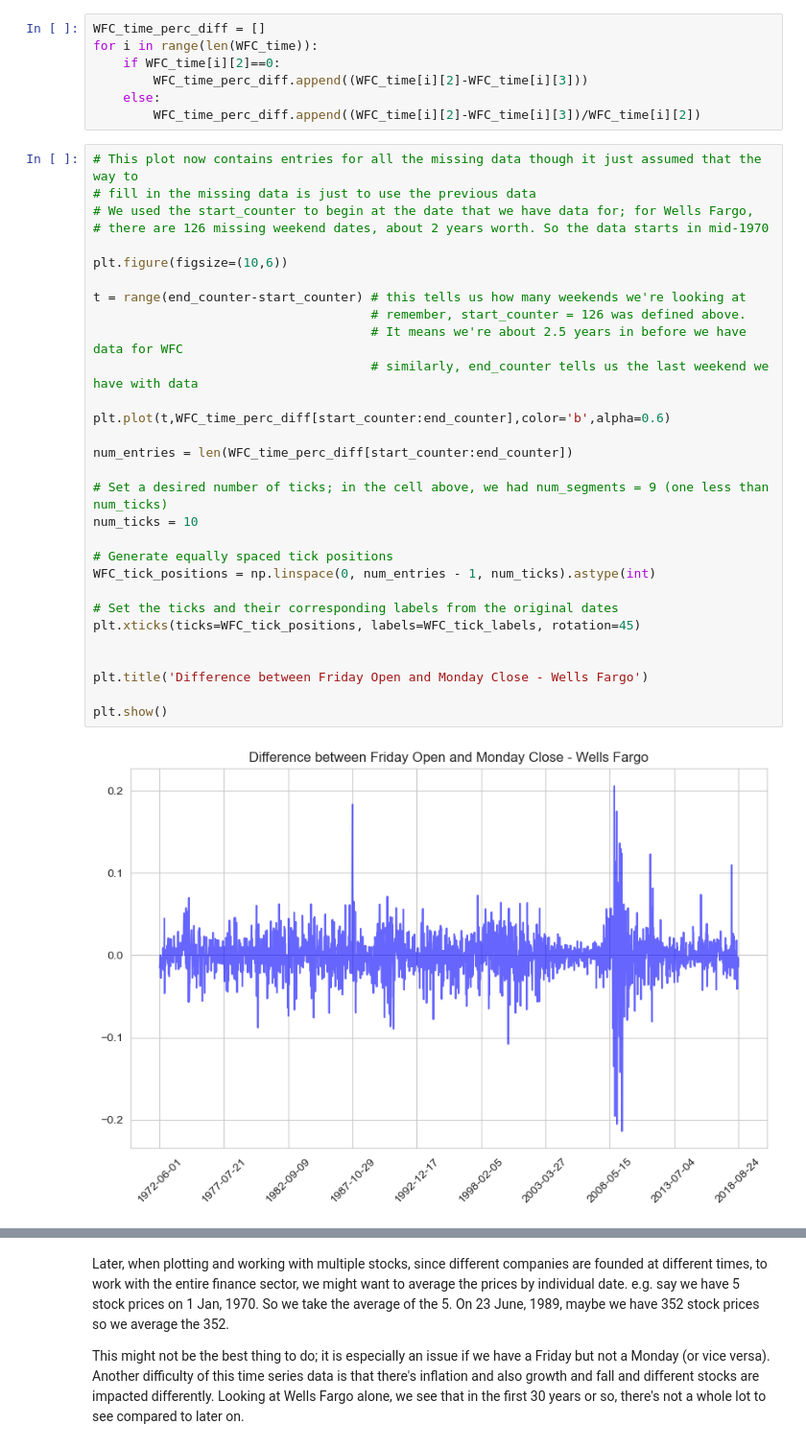
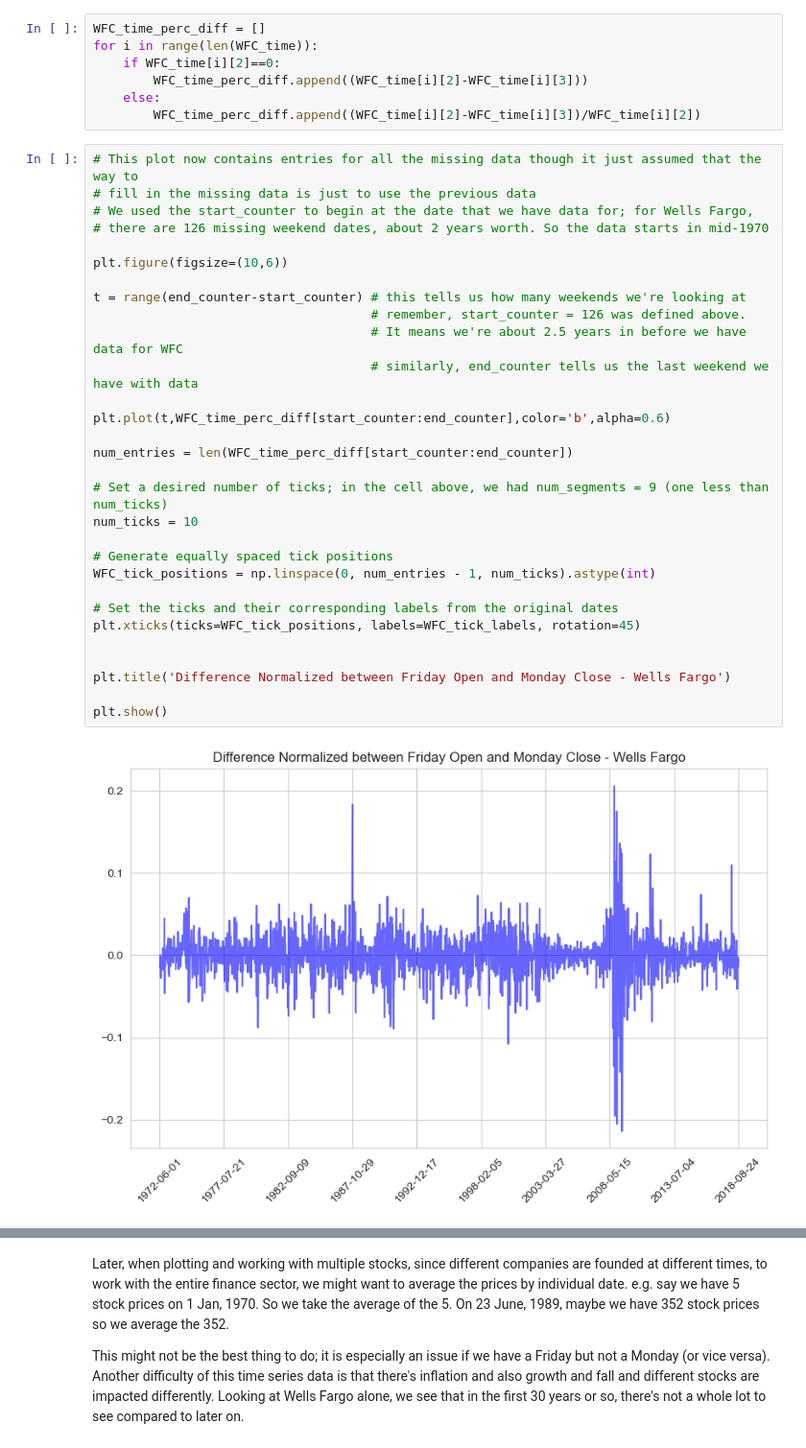
Before and after one commit to ghuckabe/DSTMarketAnalysis, a Jupyter notebook: kaggle_finance.ipynb, the cells around one changed output, grey strips where cells are left out. Shown: that part at 96% size. Cells and saved outputs as stored; diff of their text form.

```diff
--- a/kaggle_finance.ipynb
+++ b/kaggle_finance.ipynb
@@ -738,32 +746,32 @@ for i in range(len(WFC_time)):
 # %%
 # This plot now contains entries for all the missing data though it just assumed that the way to
 # fill in the missing data is just to use the previous data
 # We used the start_counter to begin at the date that we have data for; for Wells Fargo,
 # there are 126 missing weekend dates, about 2 years worth. So the data starts in mid-1970
 
 plt.figure(figsize=(10,6))
 
 t = range(end_counter-start_counter) # this tells us how many weekends we're looking at
                                      # remember, start_counter = 126 was defined above.
                                      # It means we're about 2.5 years in before we have data for WFC
                                      # similarly, end_counter tells us the last weekend we have with data
 
 plt.plot(t,WFC_time_perc_diff[start_counter:end_counter],color='b',alpha=0.6)
 
 num_entries = len(WFC_time_perc_diff[start_counter:end_counter])
 
 # Set a desired number of ticks; in the cell above, we had num_segments = 9 (one less than num_ticks)
 num_ticks = 10
 
 # Generate equally spaced tick positions
 WFC_tick_positions = np.linspace(0, num_entries - 1, num_ticks).astype(int)
 
 # Set the ticks and their corresponding labels from the original dates
 plt.xticks(ticks=WFC_tick_positions, labels=WFC_tick_labels, rotation=45)
 
 
-plt.title('Difference between Friday Open and Monday Close - Wells Fargo')
+plt.title('Difference Normalized between Friday Open and Monday Close - Wells Fargo')
 
 plt.show()
 # %% [output]
-[figure, old version]
+[figure, new version]
```
Also changed, not shown: parts of 3 cells of this notebook.
